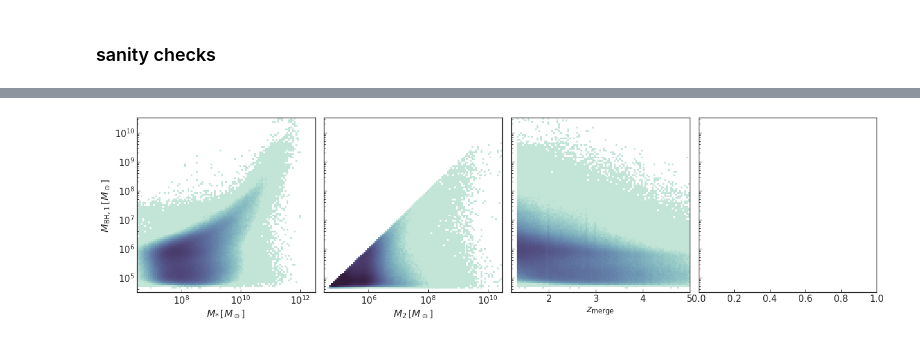
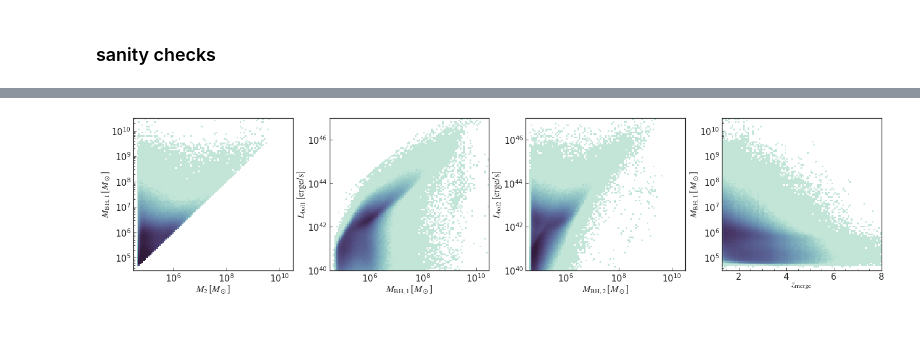
Before and after one commit to nianyic7/AstridData, a Jupyter notebook: merger_catalog/merger_data_inspection.ipynb, the cells around one changed output, grey strips where cells are left out. Saved outputs shown, nothing was run; the diff lists cells and outputs as text; code cells hidden in the pictures.

```diff
--- a/merger_catalog/merger_data_inspection.ipynb
+++ b/merger_catalog/merger_data_inspection.ipynb
@@ -303,0 +285,15 @@ dtype([('z', '<f8'), ('ID1', '<i8'), ('ID2', '<i8'), ('m1', '<f8'), ('m2', '<f8'
+# %%
+dtype_new = np.dtype([('z', '<f8'), ('ID1', '<i8'), ('ID2', '<i8'), ('m1', '<f8'), ('m2', '<f8'), ('mdot1', '<f8'), ('mdot2', '<f8'), ('mstot', '<f8'), ('zsnap', '<f8'), ('dr', '<f8')])
+data_new = []
+
+for i, d2 in enumerate(data2):
+    if minid2[i] not in dict1:
+        continue
+    mstot = dict1[minid2[i]]["mstot"]
+    zsnap = dict1[minid2[i]]["zsnap"]
+    dr = dr_kpc[i]
+
+    data_new.append((d2["z"], d2["ID1"], d2["ID2"], d2["m1"], d2["m2"], d2["mdot1"], d2["mdot2"], mstot, zsnap, dr))
+# %%
+print(len(data_new))
+data_new = np.array(data_new, dtype=dtype_new)
@@ -322,58 +320,58 @@ Text(0.5, 1.0, 'Merger Rate')
 # %%
-import matplotlib as mpl
+mergers = data_new
+
 cc3 = sns.cubehelix_palette(start=.5, rot=-.5, as_cmap=True)
 
-
-
-fig, ax = plt.subplots(1,4,figsize=(22,5.3), sharey=True)
-plt.subplots_adjust(wspace=0.05)
+fig, ax = plt.subplots(1,4,figsize=(23,4.8))
+plt.subplots_adjust(wspace=0.23)
 ax = ax.flatten()
-
-
-ymin, ymax = 4.5, 10.5
-xmin, xmax = 6.5, 12.5
-
-
-xbins = np.logspace(xmin,xmax, 100)
-ybins = np.logspace(ymin,ymax, 100)
-ax[0].hist2d(data_unique['mstot'], data_unique['m1'], bins = [xbins, ybins], cmap=cc3,  cmin=1, norm=mpl.colors.LogNorm(vmin=50, vmax=8000))
-ax[0].set(xscale='log', yscale='log', xlabel=r'$M_{*}\,[M_\odot]$', ylabel=r'$M_{\rm BH, 1}\,[M_\odot]$')
 
 
 ymin, ymax = 4.5, 10.5
 xmin, xmax = 4.5, 10.5
 
 xbins = np.logspace(xmin,xmax, 100)
 ybins = np.logspace(ymin,ymax, 100)
+ax[0].hist2d(mergers['m2'], mergers['m1'], bins = [xbins, ybins], cmap=cc3,  cmin=1, norm=mpl.colors.LogNorm(vmin=50, vmax=8000))
+ax[0].set(xscale='log', yscale='log', xlabel=r'$M_{2}\,[M_\odot]$', ylabel=r'$M_{\rm BH, 1}\,[M_\odot]$')
 
-ax[1].hist2d(data_unique['m1'], data_unique['m2'], bins = [xbins, ybins], cmap=cc3,  cmin=1, norm=mpl.colors.LogNorm(vmin=50, vmax=8000))
-ax[1].set(xscale='log', yscale='log', xlabel=r'$M_{\rm 2}\,[M_\odot]$')
+
+xmin, xmax = 4.5, 10.5
+ymin, ymax = 40,47
+
+xbins = np.logspace(xmin,xmax, 100)
+ybins = np.logspace(ymin,ymax, 100)
+
+lbol1 = calc_lbol(mergers["mdot1"])
+lbol2 = calc_lbol(mergers["mdot2"])
+
+ax[1].hist2d(mergers['m1'], lbol1, bins = [xbins, ybins], cmap=cc3,  cmin=1, norm=mpl.colors.LogNorm(vmin=50, vmax=8000))
+ax[1].set(xscale='log', yscale='log', xlabel=r'$M_{\rm BH, 1}\,[M_\odot]$', ylabel=r"$L_{\rm bol1}\,[{\rm erge/s}]$")
+
+
+xmin, xmax = 4.5, 10.5
+ymin, ymax = 40,47
+
+xbins = np.logspace(xmin,xmax, 100)
+ybins = np.logspace(ymin,ymax, 100)
+
+ax[2].hist2d(mergers['m2'], lbol2, bins = [xbins, ybins], cmap=cc3,  cmin=1, norm=mpl.colors.LogNorm(vmin=50, vmax=8000))
+ax[2].set(xscale='log', yscale='log', xlabel=r'$M_{\rm BH, 2}\,[M_\odot]$', ylabel=r"$L_{\rm bol2}\,[\rm {erge/s}]$")
+
+
 
 
 ymin, ymax = 4.5, 10.5
-xmin, xmax = 1.2, 5
+xmin, xmax = 1.3, 8
 
 xbins = np.linspace(xmin,xmax, 100)
 ybins = np.logspace(ymin,ymax, 100)
 
-ax[2].hist2d(data_unique['zmerge'], data_unique['m1'], bins = [xbins, ybins], cmap=cc3,  cmin=1, norm=mpl.colors.LogNorm(vmin=50, vmax=8000))
-ax[2].set(yscale='log', xlabel=r'$z_{\rm merge}$')
-
-
-
-
-
-# ymin, ymax = 4.5, 10.5
-# xmin, xmax = 1.3, 10
-
-# xbins = np.linspace(xmin,xmax, 100)
-# ybins = np.logspace(ymin,ymax, 100)
-
-# ax[3].hist2d(mergers['zseed1'], mergers['m1'], bins = [xbins, ybins], cmap=cc3,  cmin=1, norm=mpl.colors.LogNorm(vmin=50, vmax=8000))
-# ax[3].set(xscale='log', yscale='log', xlabel=r'$M_{\rm seed, 1}\,[M_\odot]$')
+ax[3].hist2d(mergers['z'], mergers['m1'], bins = [xbins, ybins], cmap=cc3,  cmin=1, norm=mpl.colors.LogNorm(vmin=50, vmax=8000))
+ax[3].set(yscale='log', xlabel=r'$z_{\rm merge}$', ylabel=r'$M_{\rm BH, 1}\,[M_\odot]$')
 
 
 
 plt.show()
 # %% [output]
-[figure, old version]
+[figure, new version]
```
Also changed, not shown: parts of 44 cells of this notebook, 8 other files.
